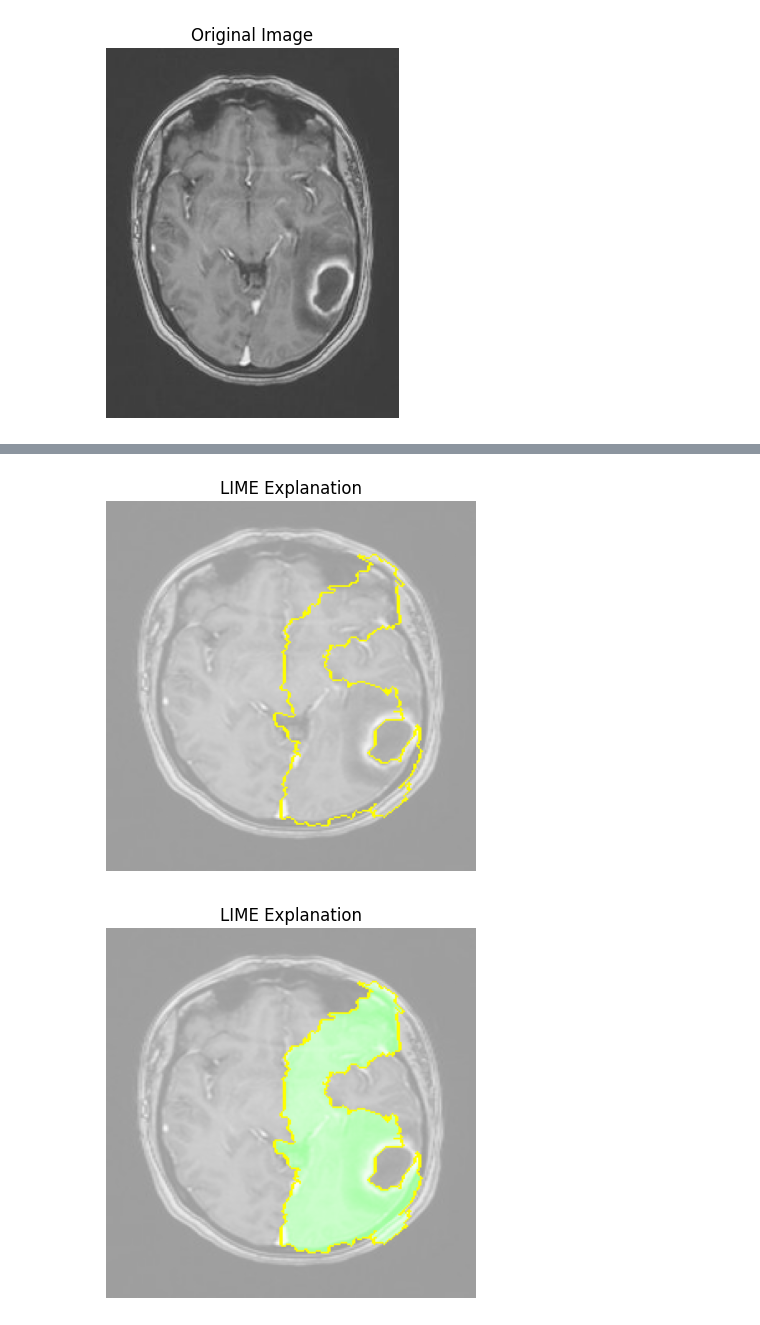
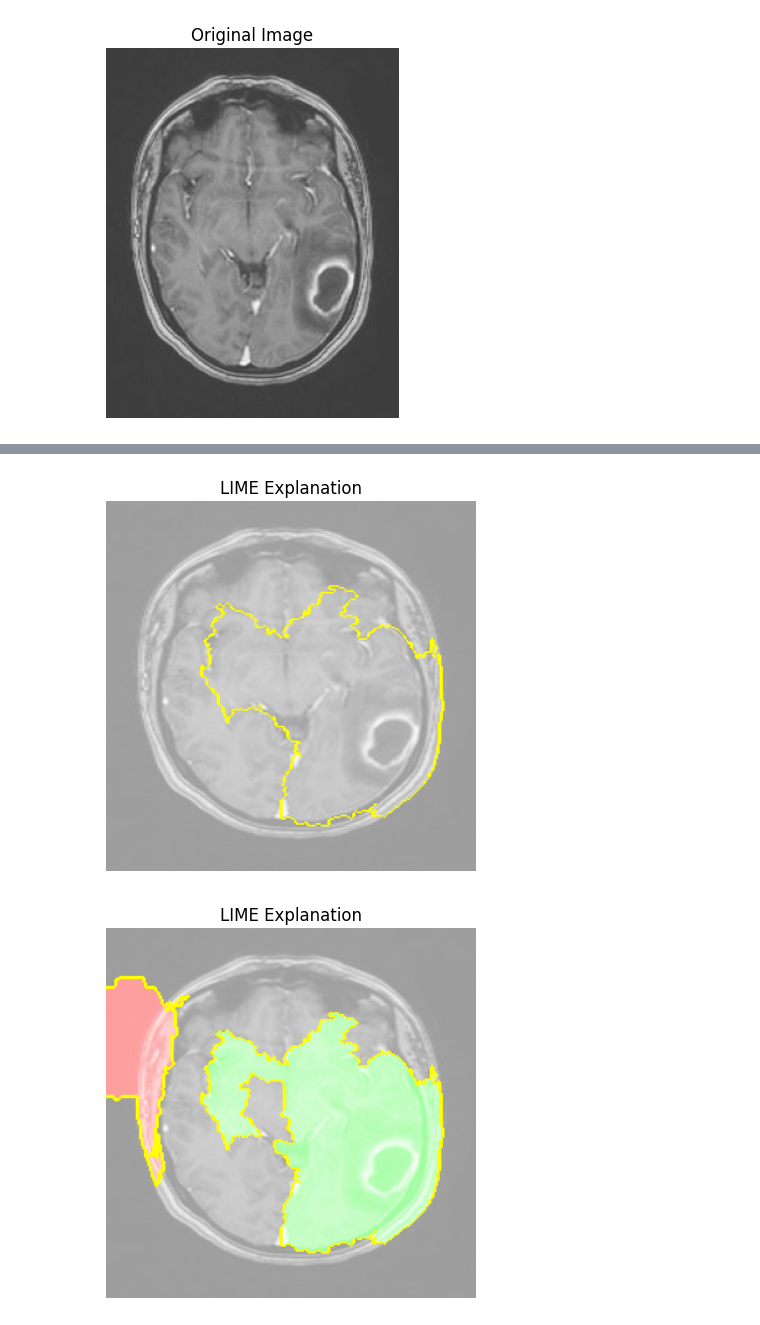
Before and after one commit to TharinsaMudalige/Neuron-Brain_Tumor_Detection_Classification_with_XAI, a Jupyter notebook: LIME_implementation.ipynb, the cells around one changed output, grey strips where cells are left out. Saved outputs shown, nothing was run; the diff lists cells and outputs as text; code cells hidden in the pictures.

Commit message:
Increasing the number of super pixels to display to 10

```diff
--- a/LIME_implementation.ipynb
+++ b/LIME_implementation.ipynb
@@ -135,7 +135,7 @@ plt.show()
 temp, mask = explanation.get_image_and_mask(
     label=explanation.top_labels[0],  # The top predicted label index
     positive_only=True,
-    num_features=5,  # Number of superpixels to display
+    num_features=10,  # Number of superpixels to display
     hide_rest=False
 )
 
@@ -145,19 +145,20 @@ plt.title(f"LIME Explanation")
 plt.axis('off')
 plt.show()
 # %% [output]
-[figure, old version]
+[figure, new version]
 # %%
+# Visualize the explanation for the top predicted label
 temp, mask = explanation.get_image_and_mask(
-    label=explanation.top_labels[0],
-    positive_only=False,  # Include both positive and negative contributions
-    num_features=5,
+    label=explanation.top_labels[0],  # The top predicted label index
+    positive_only=False,
+    num_features=10,  # Number of superpixels to display
     hide_rest=False
 )
 
 # Display the visualization
 plt.imshow(mark_boundaries(temp / 2 + 0.5, mask))  # Normalize temp for display
 plt.title(f"LIME Explanation")
 plt.axis('off')
 plt.show()
 # %% [output]
-[figure, old version]
+[figure, new version]
```
Also changed, not shown: parts of 3 cells of this notebook.
